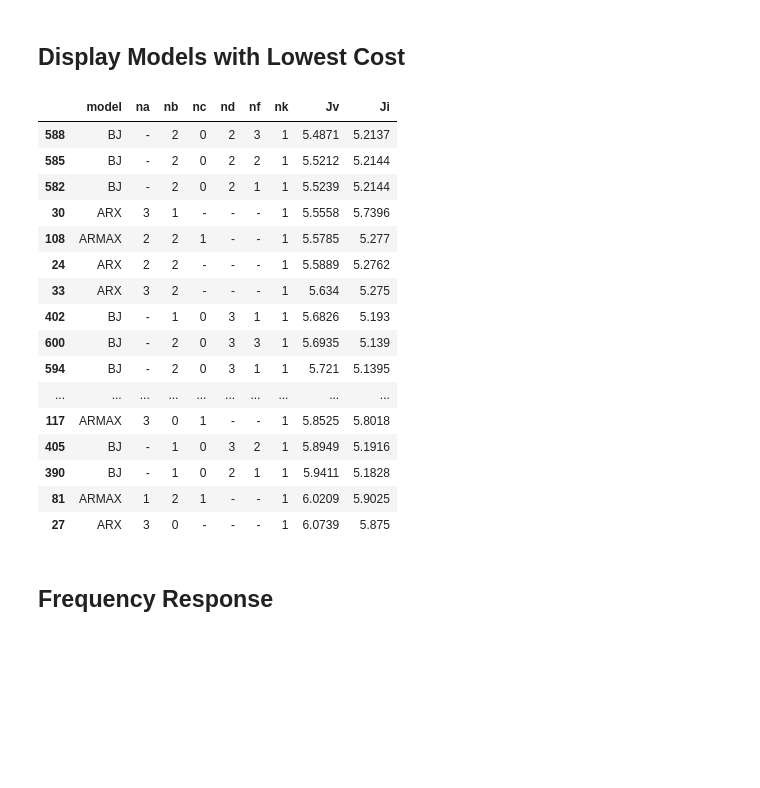
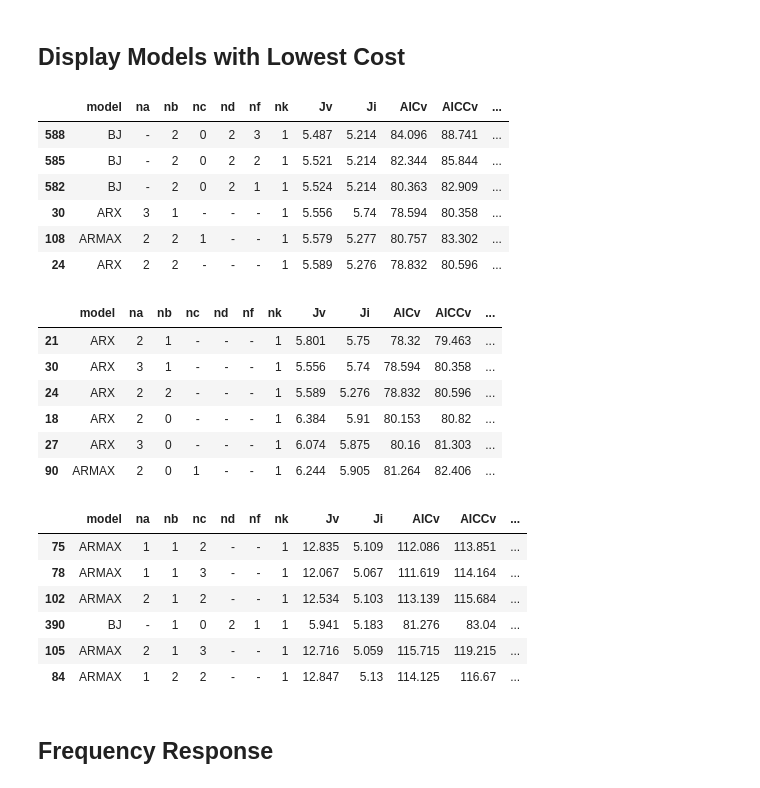
Before and after one commit to GuiBeal/system-identification, a Jupyter notebook: Python/main.ipynb, the cells around one changed output. Cells and saved outputs as stored; diff of their text form; code cells hidden in the pictures; blank space fills up the shorter version.

```diff
--- a/Python/main.ipynb
+++ b/Python/main.ipynb
@@ -265,5 +303,14 @@ models_oe = oe(u_i, y_i, u_v, y_v, nb_range, nf_range, nk_range)
 # %%
 from functions import display_models
 
-display_models(models_oe.sort_values(by=['Jv']), columns=['nb', 'nf', 'nk', 'Jv', 'Ji', 'B', 'F',], precision=4, qty=10)
+columns=[
+  'nb', 'nf', 'nk',
+  'Jv', 'Ji',
+  'AICv', 'AICCv',
+  'AICi', 'AICCi',
+  'B', 'F'
+]
+
+for criterion in ['Jv', 'AICCv', 'AICCi']:
+  display_models(models_oe.sort_values(by=[criterion]), precision=3, qty=6, columns=columns)
 # %% [output]
@@ -323,5 +380,14 @@ models_bj = bj(u_i, y_i, u_v, y_v, nb_range, nc_range, nd_range, nf_range, nk_ra
 # %%
 from functions import display_models
 
-display_models(models_bj.sort_values(by=['Jv']), columns=['nb', 'nc', 'nd', 'nf', 'nk', 'Jv', 'Ji', 'B', 'C', 'D', 'F'], precision=4, qty=10)
+columns=[
+  'nb', 'nc', 'nd', 'nf', 'nk',
+  'Jv', 'Ji',
+  'AICv', 'AICCv',
+  'AICi', 'AICCi',
+  'B', 'C', 'D', 'F',
+]
+
+for criterion in ['Jv', 'AICCv', 'AICCi']:
+  display_models(models_bj.sort_values(by=[criterion]), precision=3, qty=6, columns=columns)
 # %% [output]
@@ -342,7 +418,6 @@ display_models(models_bj.sort_values(by=['Jv']), columns=['nb', 'nc', 'nd', 'nf'
 from functions import models_frame
 
 models = pd.concat([models_frame(), models_arx, models_armax, models_oe, models_bj], ignore_index=True)
-models.sort_values(by=['Jv'], inplace=True)
 
 print('Successful models:', len(models.loc[models.B.notnull()]))
 print('Failed models:    ', len(models.loc[models.B.isnull()]))
@@ -354,28 +429,40 @@ Failed models:     216
 # %%
 from functions import display_models
 from control import frequency_response, mag2db
 
-qty = 20
+columns=[
+  'model',
+  'na', 'nb', 'nc', 'nd', 'nf', 'nk',
+  'Jv', 'Ji',
+  'AICv', 'AICCv',
+  'AICi', 'AICCi',
+]
 
-display_models(models, columns=['model', 'na', 'nb', 'nc', 'nd', 'nf', 'nk', 'Jv', 'Ji'], precision=4, qty=qty)
+qty = 6
+for criterion in ['Jv', 'AICCv', 'AICCi']:
+  display_models(models.sort_values(by=[criterion]), precision=3, qty=qty, columns=columns)
 # %% [output]
-|  | model | na | nb | nc | nd | nf | nk | Jv | Ji |
-| 588 | BJ | - | 2 | 0 | 2 | 3 | 1 | 5.4871 | 5.2137 |
-| 585 | BJ | - | 2 | 0 | 2 | 2 | 1 | 5.5212 | 5.2144 |
-| 582 | BJ | - | 2 | 0 | 2 | 1 | 1 | 5.5239 | 5.2144 |
-| 30 | ARX | 3 | 1 | - | - | - | 1 | 5.5558 | 5.7396 |
-| 108 | ARMAX | 2 | 2 | 1 | - | - | 1 | 5.5785 | 5.277 |
-| 24 | ARX | 2 | 2 | - | - | - | 1 | 5.5889 | 5.2762 |
-| 33 | ARX | 3 | 2 | - | - | - | 1 | 5.634 | 5.275 |
-| 402 | BJ | - | 1 | 0 | 3 | 1 | 1 | 5.6826 | 5.193 |
-| 600 | BJ | - | 2 | 0 | 3 | 3 | 1 | 5.6935 | 5.139 |
-| 594 | BJ | - | 2 | 0 | 3 | 1 | 1 | 5.721 | 5.1395 |
-| ... | ... | ... | ... | ... | ... | ... | ... | ... | ... |
-| 117 | ARMAX | 3 | 0 | 1 | - | - | 1 | 5.8525 | 5.8018 |
-| 405 | BJ | - | 1 | 0 | 3 | 2 | 1 | 5.8949 | 5.1916 |
-| 390 | BJ | - | 1 | 0 | 2 | 1 | 1 | 5.9411 | 5.1828 |
-| 81 | ARMAX | 1 | 2 | 1 | - | - | 1 | 6.0209 | 5.9025 |
-| 27 | ARX | 3 | 0 | - | - | - | 1 | 6.0739 | 5.875 |
+|  | model | na | nb | nc | nd | nf | nk | Jv | Ji | AICv | AICCv | ... |
+| 588 | BJ | - | 2 | 0 | 2 | 3 | 1 | 5.487 | 5.214 | 84.096 | 88.741 | ... |
+| 585 | BJ | - | 2 | 0 | 2 | 2 | 1 | 5.521 | 5.214 | 82.344 | 85.844 | ... |
+| 582 | BJ | - | 2 | 0 | 2 | 1 | 1 | 5.524 | 5.214 | 80.363 | 82.909 | ... |
+| 30 | ARX | 3 | 1 | - | - | - | 1 | 5.556 | 5.74 | 78.594 | 80.358 | ... |
+| 108 | ARMAX | 2 | 2 | 1 | - | - | 1 | 5.579 | 5.277 | 80.757 | 83.302 | ... |
+| 24 | ARX | 2 | 2 | - | - | - | 1 | 5.589 | 5.276 | 78.832 | 80.596 | ... |
+|  | model | na | nb | nc | nd | nf | nk | Jv | Ji | AICv | AICCv | ... |
+| 21 | ARX | 2 | 1 | - | - | - | 1 | 5.801 | 5.75 | 78.32 | 79.463 | ... |
+| 30 | ARX | 3 | 1 | - | - | - | 1 | 5.556 | 5.74 | 78.594 | 80.358 | ... |
+| 24 | ARX | 2 | 2 | - | - | - | 1 | 5.589 | 5.276 | 78.832 | 80.596 | ... |
+| 18 | ARX | 2 | 0 | - | - | - | 1 | 6.384 | 5.91 | 80.153 | 80.82 | ... |
+| 27 | ARX | 3 | 0 | - | - | - | 1 | 6.074 | 5.875 | 80.16 | 81.303 | ... |
+| 90 | ARMAX | 2 | 0 | 1 | - | - | 1 | 6.244 | 5.905 | 81.264 | 82.406 | ... |
+|  | model | na | nb | nc | nd | nf | nk | Jv | Ji | AICv | AICCv | ... |
+| 75 | ARMAX | 1 | 1 | 2 | - | - | 1 | 12.835 | 5.109 | 112.086 | 113.851 | ... |
+| 78 | ARMAX | 1 | 1 | 3 | - | - | 1 | 12.067 | 5.067 | 111.619 | 114.164 | ... |
+| 102 | ARMAX | 2 | 1 | 2 | - | - | 1 | 12.534 | 5.103 | 113.139 | 115.684 | ... |
+| 390 | BJ | - | 1 | 0 | 2 | 1 | 1 | 5.941 | 5.183 | 81.276 | 83.04 | ... |
+| 105 | ARMAX | 2 | 1 | 3 | - | - | 1 | 12.716 | 5.059 | 115.715 | 119.215 | ... |
+| 84 | ARMAX | 1 | 2 | 2 | - | - | 1 | 12.847 | 5.13 | 114.125 | 116.67 | ... |
 # %% [markdown]
 ## Frequency Response
 # %%
```
Also changed, not shown: parts of 14 cells of this notebook, 1 other file.
